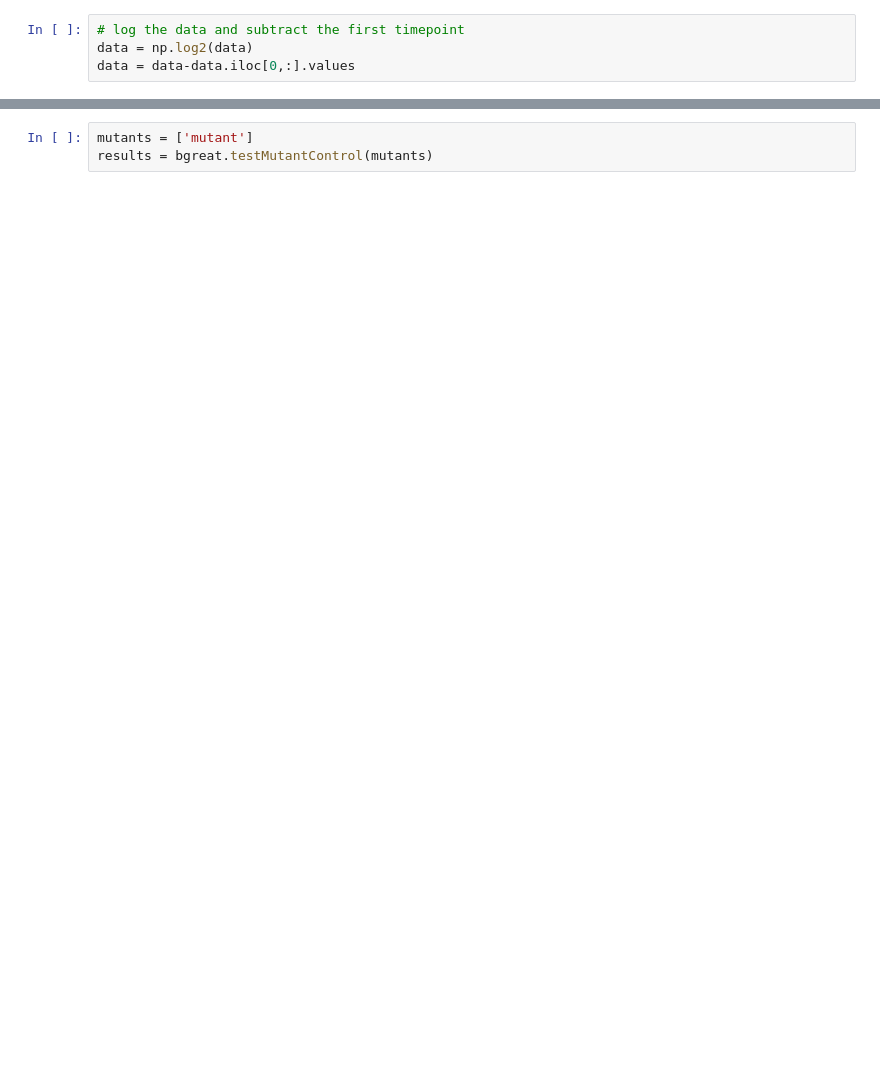
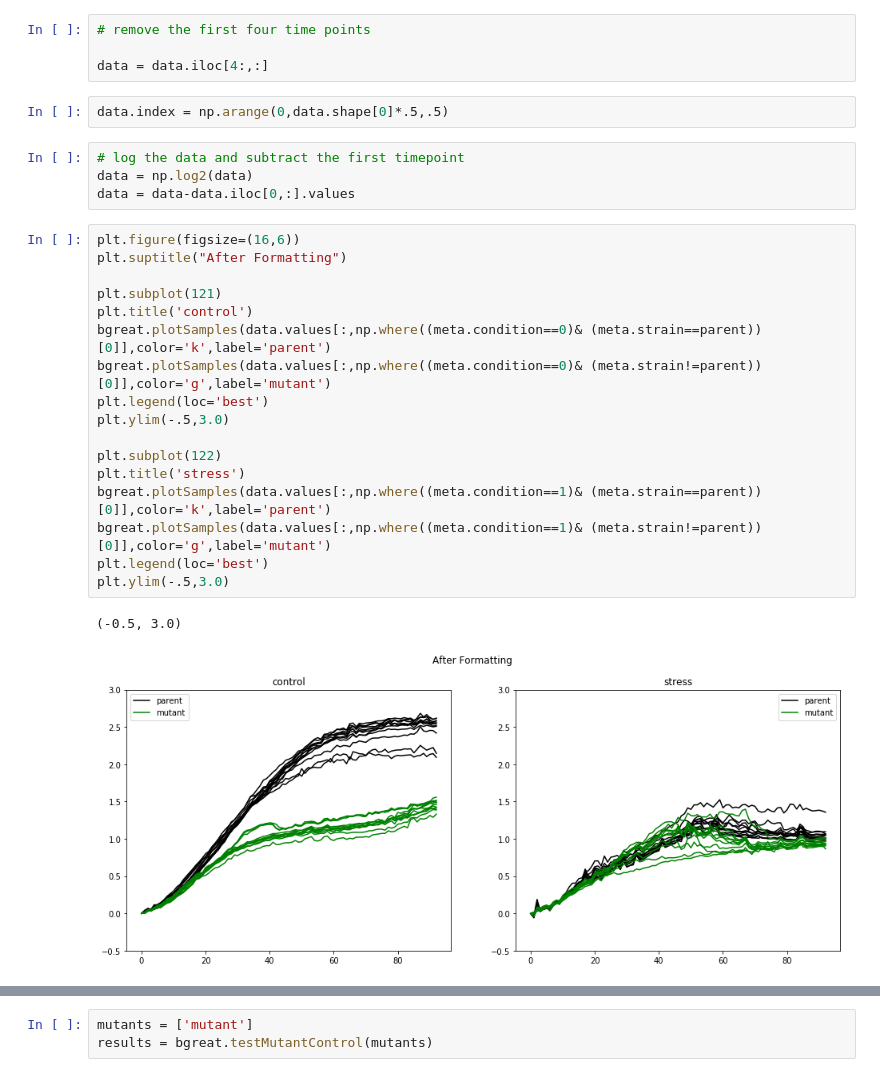
Before and after one commit to ptonner/gp_growth_phenotype, a Jupyter notebook: notebooks/example.ipynb, the cells around one changed output, grey strips where cells are left out. Drawn from its saved outputs; the diff is of its cells as text; blank space fills up the shorter version.

```diff
--- a/notebooks/example.ipynb
+++ b/notebooks/example.ipynb
@@ -15,4 +74,30 @@ assert data.shape[1] == meta.shape[0]
+# %%
+# remove the first four time points
+
+data = data.iloc[4:,:]
+# %%
+data.index = np.arange(0,data.shape[0]*.5,.5)
 # %%
 # log the data and subtract the first timepoint
 data = np.log2(data)
 data = data-data.iloc[0,:].values
+# %%
+plt.figure(figsize=(16,6))
+plt.suptitle("After Formatting")
+
+plt.subplot(121)
+plt.title('control')
+bgreat.plotSamples(data.values[:,np.where((meta.condition==0)& (meta.strain==parent))[0]],color='k',label='parent')
+bgreat.plotSamples(data.values[:,np.where((meta.condition==0)& (meta.strain!=parent))[0]],color='g',label='mutant')
+plt.legend(loc='best')
+plt.ylim(-.5,3.0)
+
+plt.subplot(122)
+plt.title('stress')
+bgreat.plotSamples(data.values[:,np.where((meta.condition==1)& (meta.strain==parent))[0]],color='k',label='parent')
+bgreat.plotSamples(data.values[:,np.where((meta.condition==1)& (meta.strain!=parent))[0]],color='g',label='mutant')
+plt.legend(loc='best')
+plt.ylim(-.5,3.0)
+# %% [output]
+(-0.5, 3.0)
+[figure, added]
```
Also changed, not shown: parts of 31 cells of this notebook.
